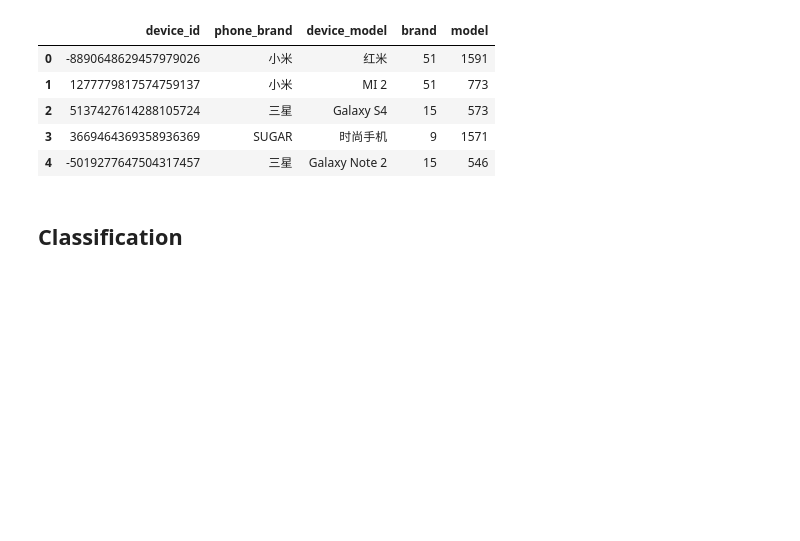
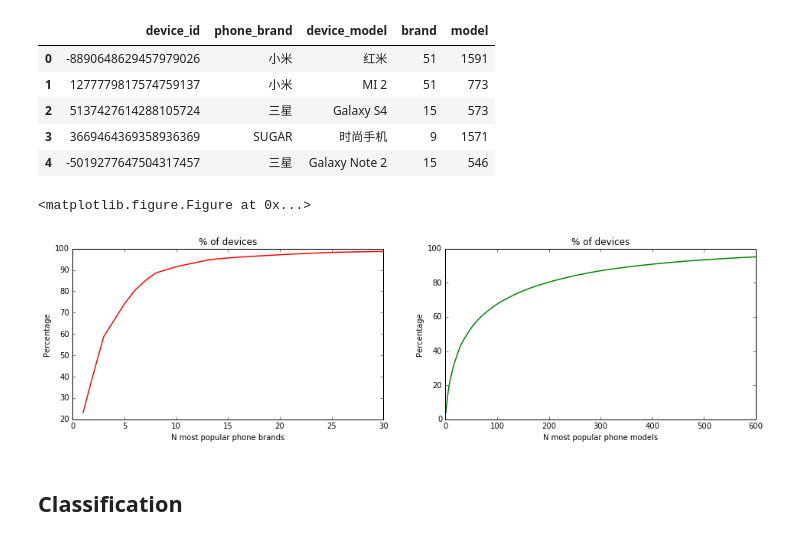
Before and after one commit to liaison/TalkingData, a Jupyter notebook: scripts/talking_data.ipynb, the cells around one changed output. Drawn from its saved outputs; the diff is of its cells as text; code cells hidden in the pictures; blank space fills up the shorter version.

Commit message:
cumulative sum over brand and model

```diff
--- a/scripts/talking_data.ipynb
+++ b/scripts/talking_data.ipynb
@@ -208,6 +208,33 @@ df_phone_brand_device_model.head()
 | 2 | 5137427614288105724 | 三星 | Galaxy S4 | 15 | 573 |
 | 3 | 3669464369358936369 | SUGAR | 时尚手机 | 9 | 1571 |
 | 4 | -5019277647504317457 | 三星 | Galaxy Note 2 | 15 | 546 |
+# %%
+brand_count = df_phone_brand_device_model.brand.value_counts().sort_values(ascending=False)
+
+# calculate the accumulative percentage.
+graph_data = brand_count.cumsum() / brand_count.sum()
+
+plt.figure()
+fig, (ax_left,ax_right) = plt.subplots(1, 2, figsize=(16,4))  # sharey=True
+x_axis_data = np.arange(len(graph_data)) + 1
+y_axis_data = graph_data.values*100
+ax_left.plot(x_axis_data, y_axis_data, color='r', linewidth=1.5)
+ax_left.set_xlabel('N most popular phone brands')
+ax_left.set_ylabel('Percentage')
+ax_left.set_title('% of devices')
+ax_left.set_xlim(0, 30)
+
+model_count = df_phone_brand_device_model.model.value_counts().sort_values(ascending=False)
+model_count = model_count.cumsum() / model_count.sum()
+ax_right.plot(np.arange(len(model_count))+1, model_count*100, color='g', linewidth=1.5)
+ax_right.set_xlabel('N most popular phone models')
+ax_right.set_title('% of devices')
+ax_right.set_ylabel('Percentage')
+ax_right.set_xlim(0, 600)
+plt.show()
+# %% [output]
+<matplotlib.figure.Figure at 0x...>
+[figure, added]
 # %% [markdown]
 ## Classification
 # %% [markdown]
```
